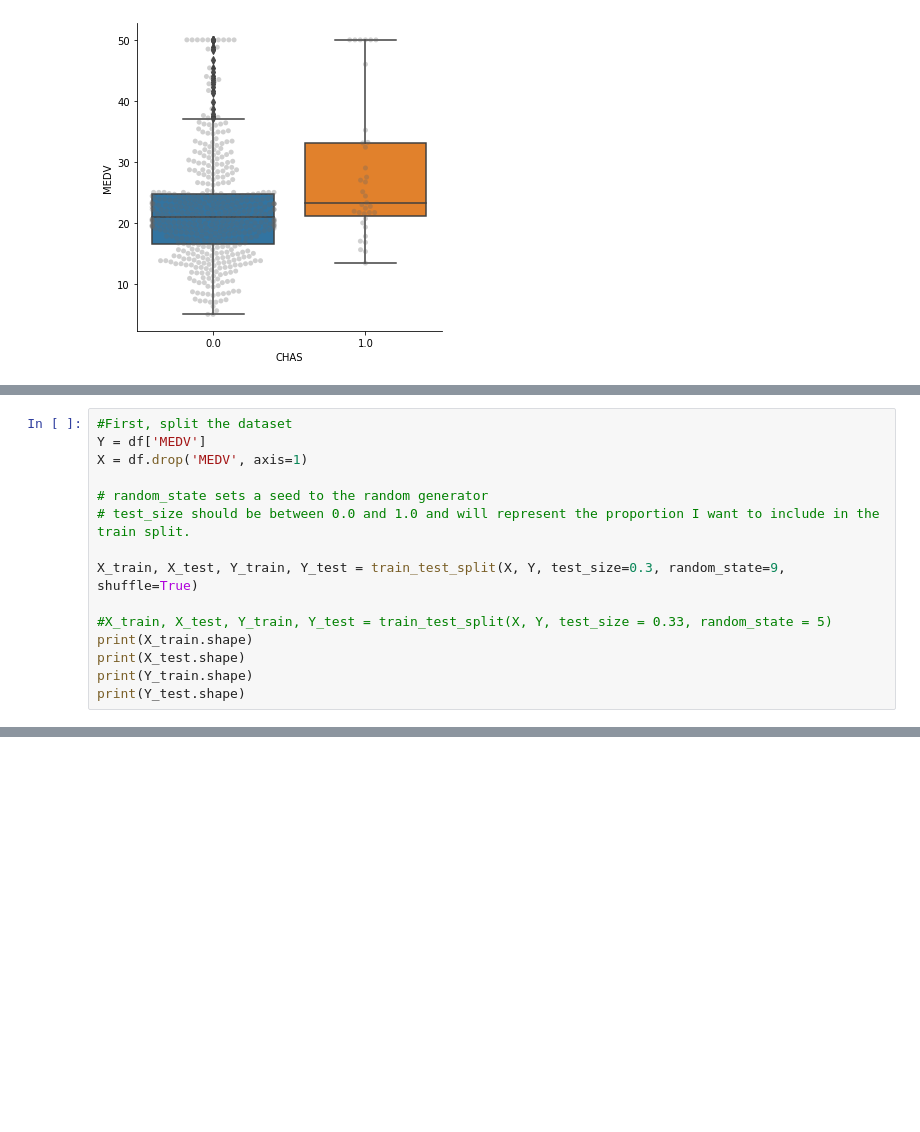
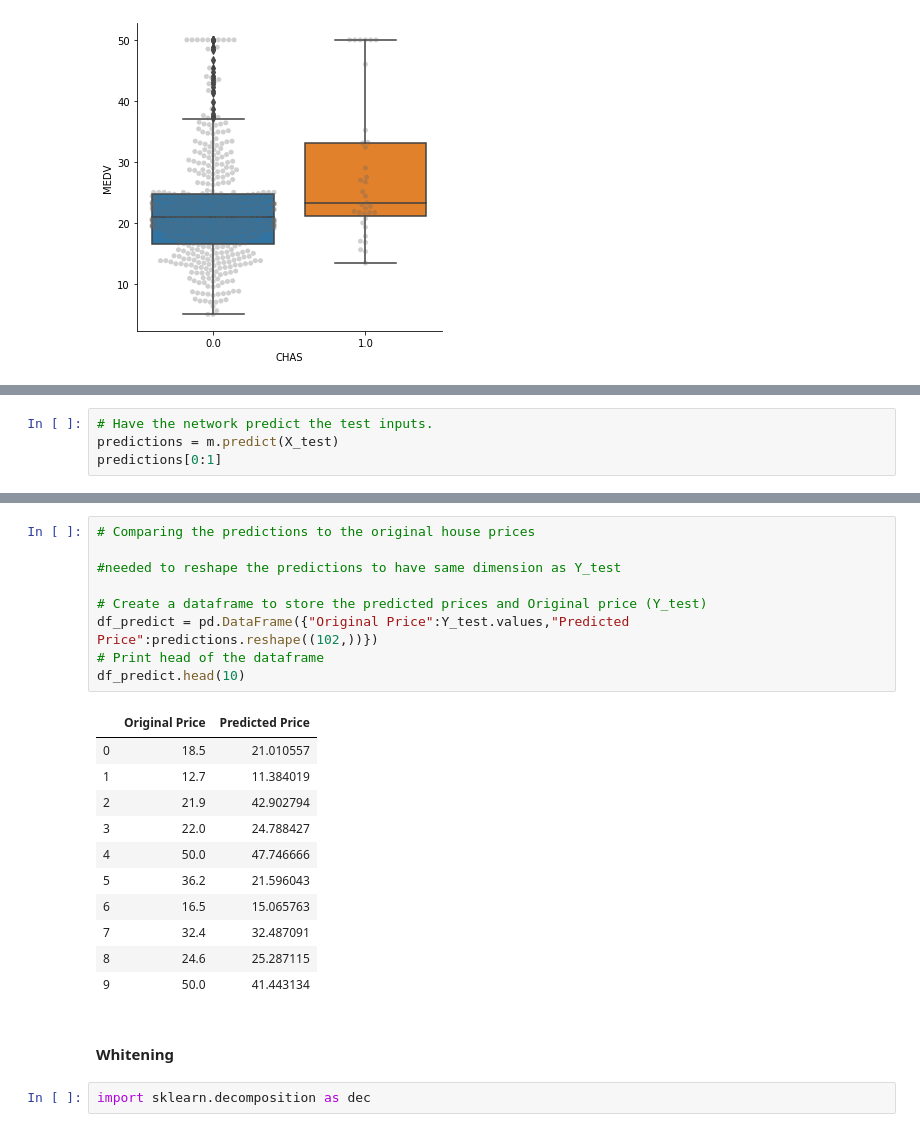
Before and after one commit to strokk/machine-learning-project-2019, a Jupyter notebook: boston-housing.ipynb, the cells around one changed output, grey strips where cells are left out. Cells and saved outputs as stored; diff of their text form; blank space fills up the shorter version.

Commit message:
added further analysis in the predict section

```diff
--- a/boston-housing.ipynb
+++ b/boston-housing.ipynb
@@ -346,15 +449,0 @@ Also, from our previous analysis, we identified that  RM and LSTAT are highly co
-# %%
-#First, split the dataset
-Y = df['MEDV']
-X = df.drop('MEDV', axis=1)
-
-# random_state sets a seed to the random generator
-# test_size should be between 0.0 and 1.0 and will represent the proportion I want to include in the train split.
-
-X_train, X_test, Y_train, Y_test = train_test_split(X, Y, test_size=0.3, random_state=9, shuffle=True)
-
-#X_train, X_test, Y_train, Y_test = train_test_split(X, Y, test_size = 0.33, random_state = 5)
-print(X_train.shape)
-print(X_test.shape)
-print(Y_train.shape)
-print(Y_test.shape)
@@ -391,0 +450,4 @@ test_data /= std
+# %%
+# Have the network predict the test inputs.
+predictions = m.predict(X_test)
+predictions[0:1]
@@ -391,0 +468,25 @@ test_data /= std
+# %%
+# Comparing the predictions to the original house prices
+
+#needed to reshape the predictions to have same dimension as Y_test
+
+# Create a dataframe to store the predicted prices and Original price (Y_test)
+df_predict = pd.DataFrame({"Original Price":Y_test.values,"Predicted Price":predictions.reshape((102,))})
+# Print head of the dataframe
+df_predict.head(10)
+# %% [output]
+|  | Original Price | Predicted Price |
+| 0 | 18.5 | 21.010557 |
+| 1 | 12.7 | 11.384019 |
+| 2 | 21.9 | 42.902794 |
+| 3 | 22.0 | 24.788427 |
+| 4 | 50.0 | 47.746666 |
+| 5 | 36.2 | 21.596043 |
+| 6 | 16.5 | 15.065763 |
+| 7 | 32.4 | 32.487091 |
+| 8 | 24.6 | 25.287115 |
+| 9 | 50.0 | 41.443134 |
+# %% [markdown]
+#### Whitening
+# %%
+import sklearn.decomposition as dec
```
Also changed, not shown: parts of 44 cells of this notebook.
